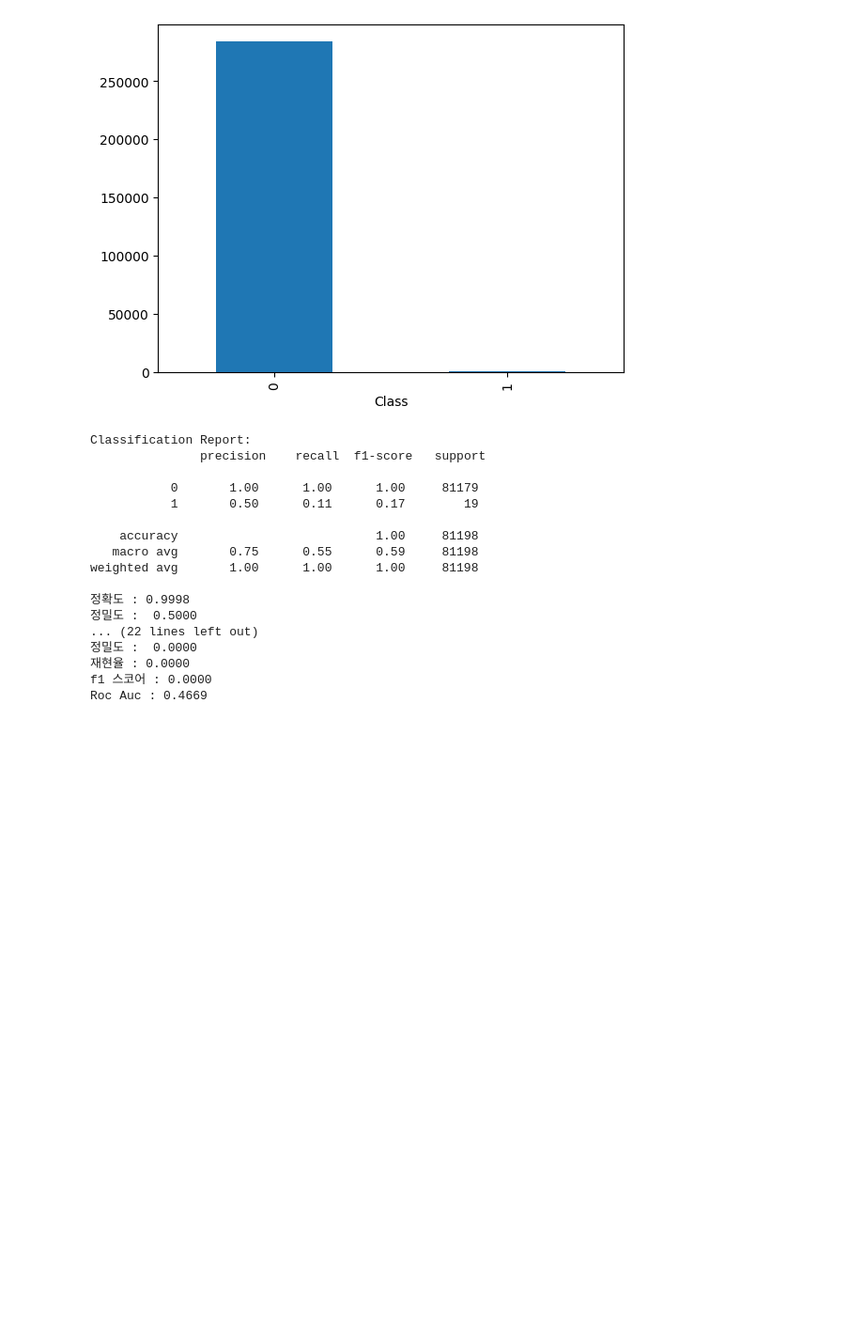
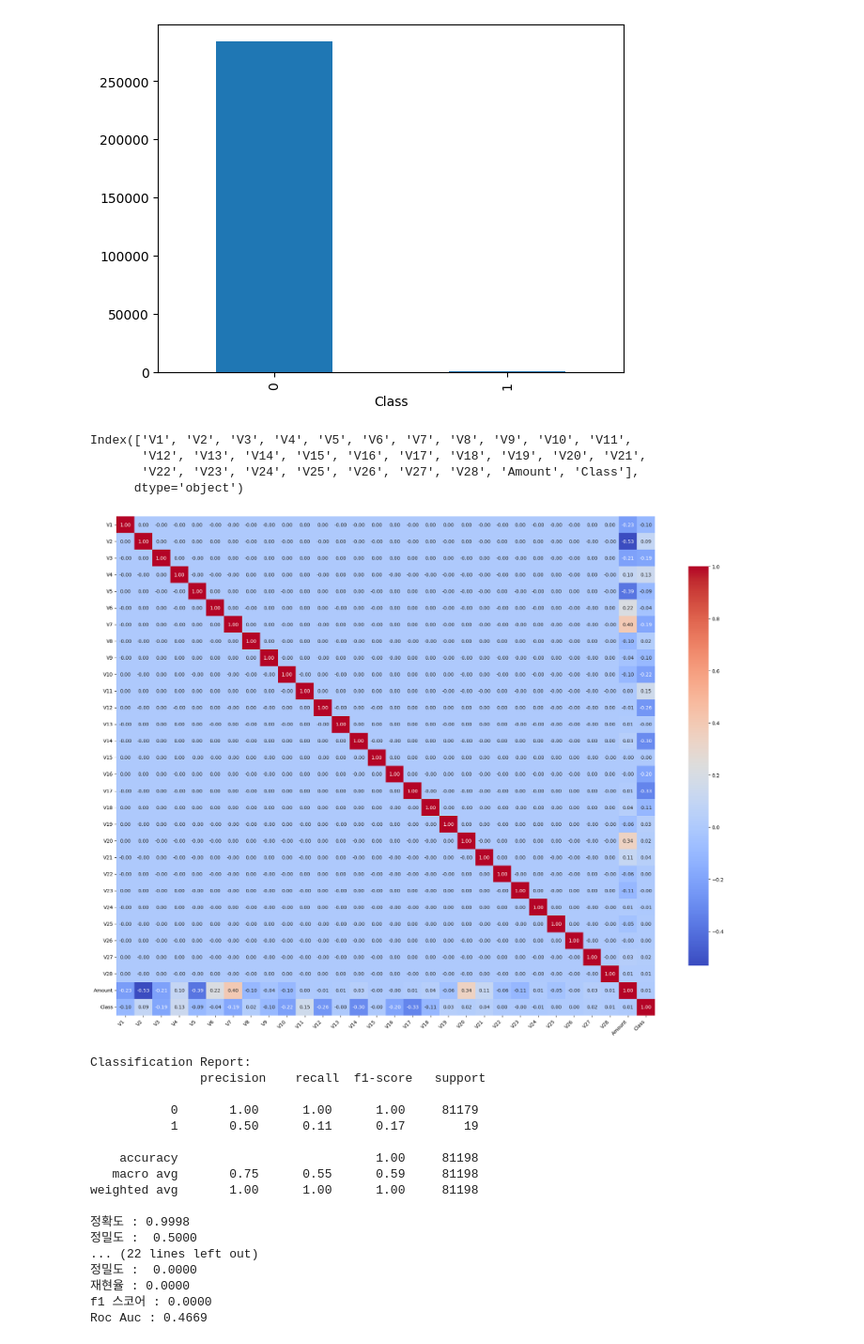
Before and after one commit to yk91412/kita_2404, a Jupyter notebook: m5_머신러닝/머신러닝/예측/ML_분류4_신용카드사기검사예측.ipynb, the cells around one changed output. Shown: that part at 94% size. Drawn from its saved outputs; the diff is of its cells as text; code cells hidden in the pictures; blank space fills up the shorter version.

```diff
--- a/m5_머신러닝/머신러닝/예측/ML_분류4_신용카드사기검사예측.ipynb
+++ b/m5_머신러닝/머신러닝/예측/ML_분류4_신용카드사기검사예측.ipynb
@@ -257,6 +265,24 @@ data.Class.value_counts().plot(kind='bar')
 plt.show()
 # %% [output]
 [figure]
+# %%
+data.columns
+# %% [output]
+Index(['V1', 'V2', 'V3', 'V4', 'V5', 'V6', 'V7', 'V8', 'V9', 'V10', 'V11',
+       'V12', 'V13', 'V14', 'V15', 'V16', 'V17', 'V18', 'V19', 'V20', 'V21',
+       'V22', 'V23', 'V24', 'V25', 'V26', 'V27', 'V28', 'Amount', 'Class'],
+      dtype='object')
+# %%
+plt.figure(figsize=(20, 15))
+sns.heatmap(data.corr(),cmap='coolwarm', annot=True, fmt=".2f",
+            xticklabels=data.corr().columns, yticklabels=data.corr().columns,
+            cbar_kws={"shrink": .8})
+plt.xticks(rotation=45, ha='right')
+plt.yticks(rotation=0)
+plt.tight_layout()
+plt.show()
+# %% [output]
+[figure, added]
 # %%
 
 
```
Also changed, not shown: parts of 11 cells of this notebook.
